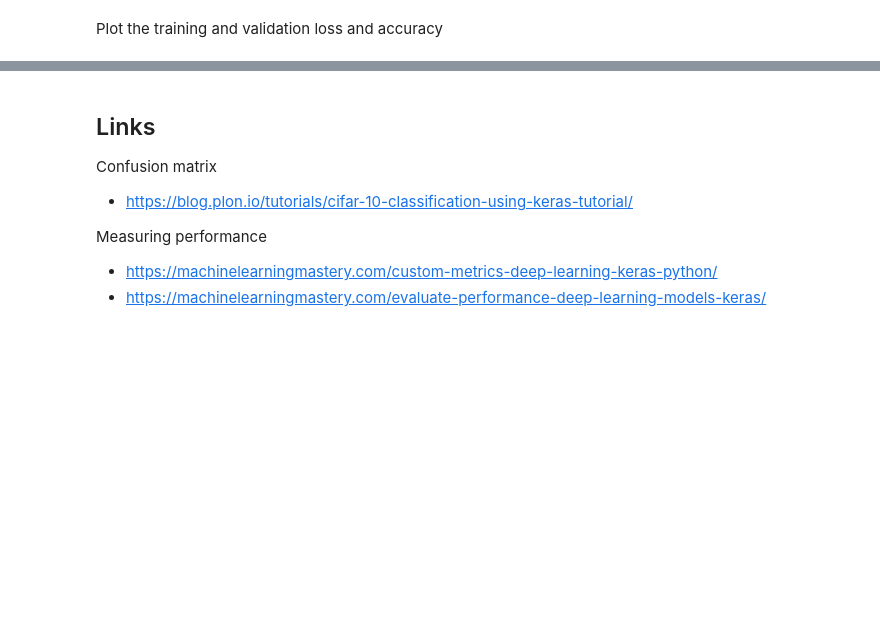
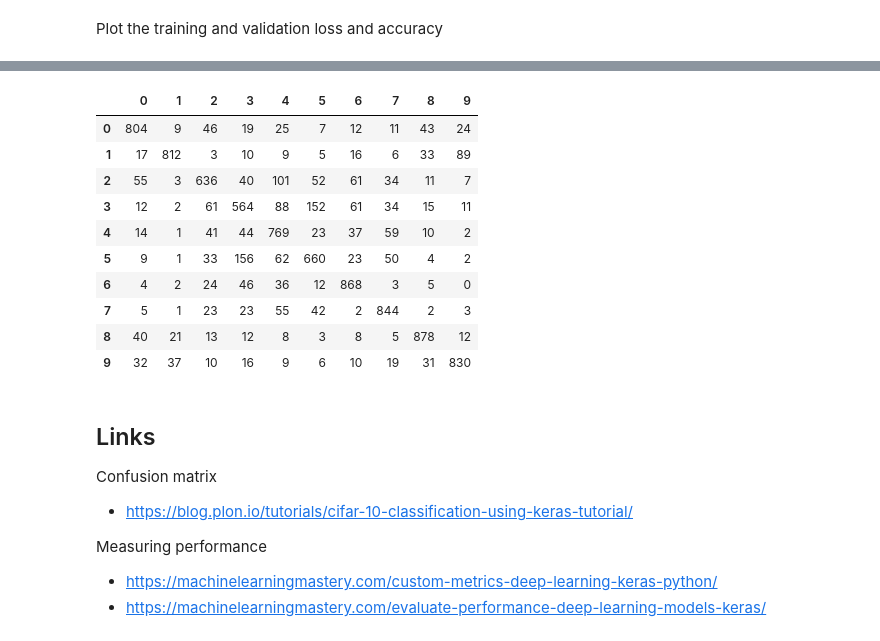
Before and after one commit to gavinln/keras-on-aws, a Jupyter notebook: code/notebooks/keras/04-Convolution_4_layer_CIFAR_dataset.ipynb, the cells around one changed output, grey strips where cells are left out. Drawn from its saved outputs; the diff is of its cells as text; code cells hidden in the pictures; blank space fills up the shorter version.

Commit message:
updated to display progress and the confusion matrix

```diff
--- a/code/notebooks/keras/04-Convolution_4_layer_CIFAR_dataset.ipynb
+++ b/code/notebooks/keras/04-Convolution_4_layer_CIFAR_dataset.ipynb
@@ -147,3 +194,19 @@ plot_loss_accuracy(fit)
+# %%
+cmatrix = confusion_matrix(y_test, y_predict)
+df_cm = pd.DataFrame(cmatrix)
+df_cm
+# %% [output]
+|  | 0 | 1 | 2 | 3 | 4 | 5 | 6 | 7 | 8 | 9 |
+| 0 | 804 | 9 | 46 | 19 | 25 | 7 | 12 | 11 | 43 | 24 |
+| 1 | 17 | 812 | 3 | 10 | 9 | 5 | 16 | 6 | 33 | 89 |
+| 2 | 55 | 3 | 636 | 40 | 101 | 52 | 61 | 34 | 11 | 7 |
+| 3 | 12 | 2 | 61 | 564 | 88 | 152 | 61 | 34 | 15 | 11 |
+| 4 | 14 | 1 | 41 | 44 | 769 | 23 | 37 | 59 | 10 | 2 |
+| 5 | 9 | 1 | 33 | 156 | 62 | 660 | 23 | 50 | 4 | 2 |
+| 6 | 4 | 2 | 24 | 46 | 36 | 12 | 868 | 3 | 5 | 0 |
+| 7 | 5 | 1 | 23 | 23 | 55 | 42 | 2 | 844 | 2 | 3 |
+| 8 | 40 | 21 | 13 | 12 | 8 | 3 | 8 | 5 | 878 | 12 |
+| 9 | 32 | 37 | 10 | 16 | 9 | 6 | 10 | 19 | 31 | 830 |
 # %% [markdown]
 ## Links
 
```
Also changed, not shown: parts of 6 cells of this notebook, 3 other files.
